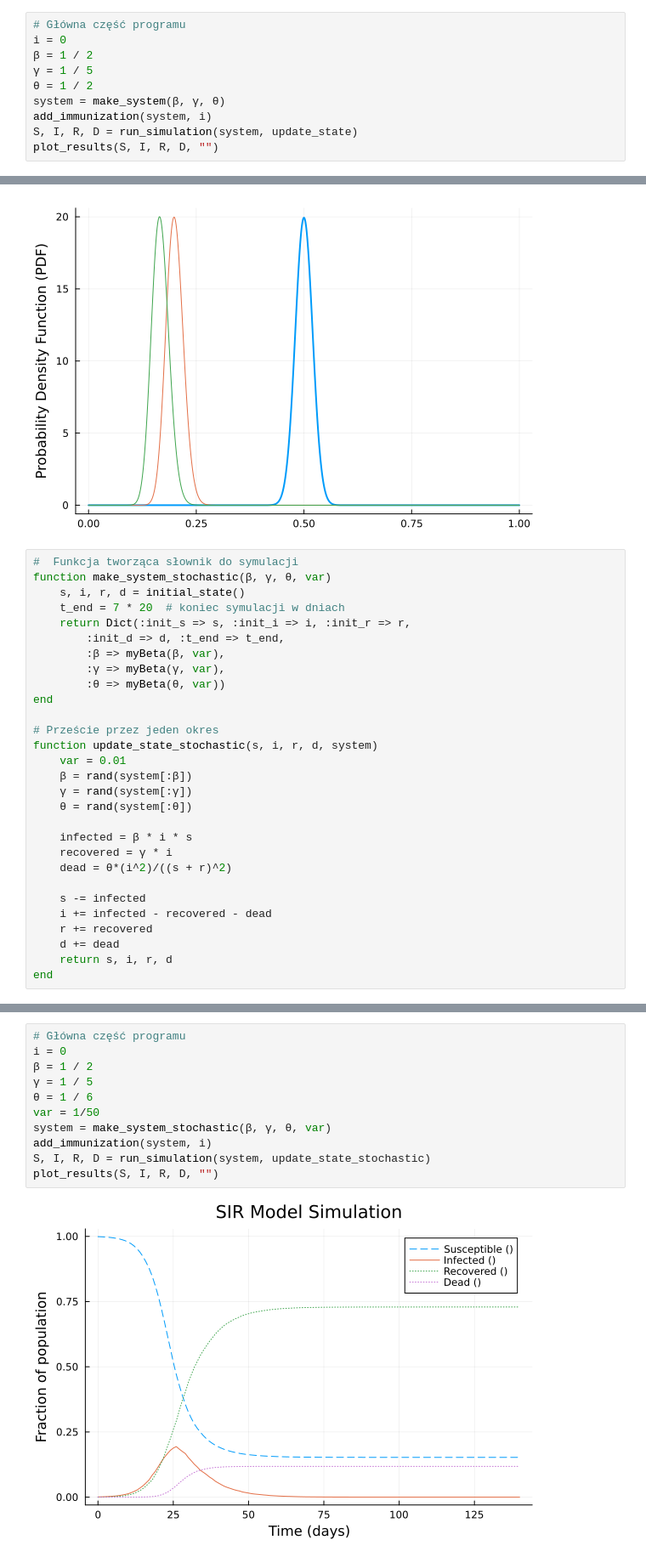
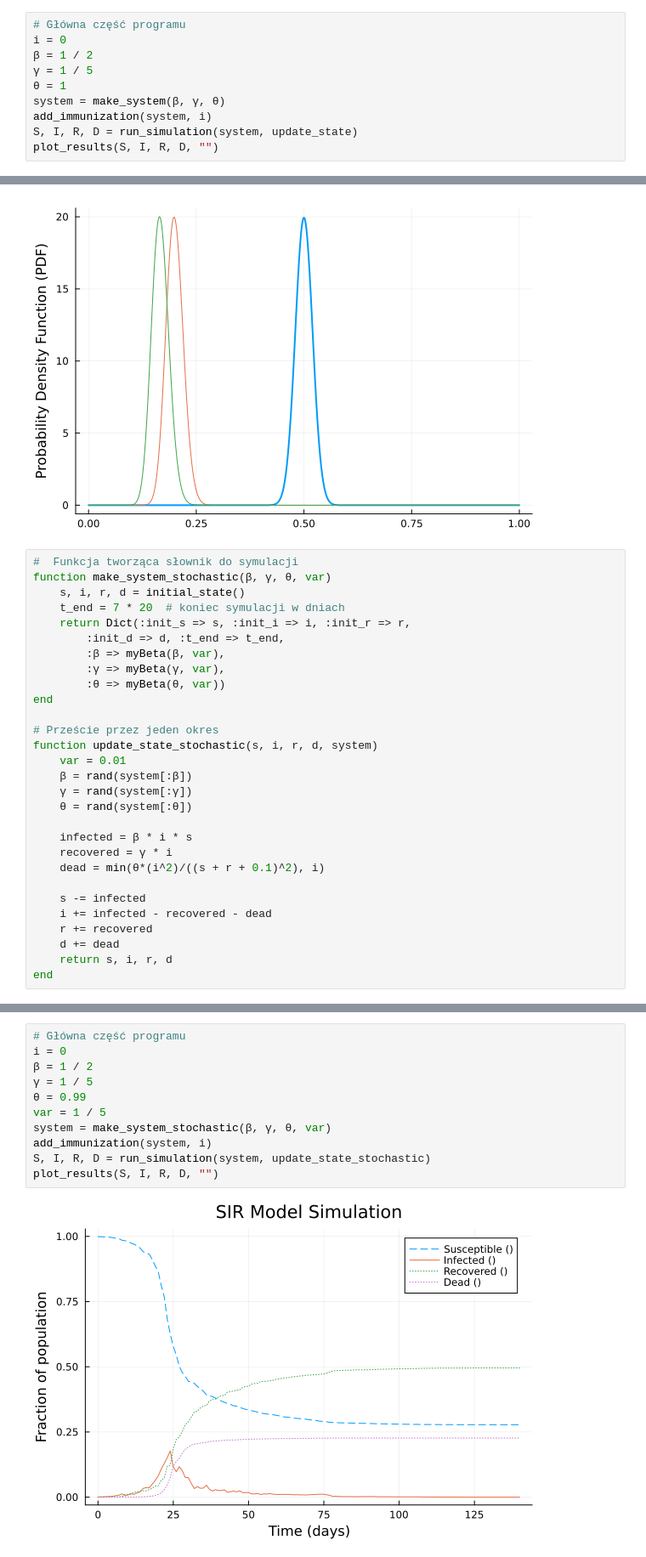
Before and after one commit to zuzannadawid/raport3, a Jupyter notebook: SIR simulation.ipynb, the cells around one changed output, grey strips where cells are left out. Shown at 85% size. Cells and saved outputs as stored; diff of their text form.

```diff
--- a/SIR simulation.ipynb
+++ b/SIR simulation.ipynb
@@ -169,7 +169,7 @@ plot_contour (generic function with 1 method)
 i = 0
 β = 1 / 2
 γ = 1 / 5
-θ = 1 / 2
+θ = 1
 system = make_system(β, γ, θ)
 add_immunization(system, i)
 S, I, R, D = run_simulation(system, update_state)
@@ -337,7 +337,7 @@ function update_state_stochastic(s, i, r, d, system)
 
     infected = β * i * s
     recovered = γ * i
-    dead = θ*(i^2)/((s + r)^2)
+    dead = min(θ*(i^2)/((s + r + 0.1)^2), i)
 
     s -= infected
     i += infected - recovered - dead
@@ -350,13 +350,13 @@ update_state_stochastic (generic function with 2 methods)
 # %%
 # Główna część programu
 i = 0
 β = 1 / 2
 γ = 1 / 5
-θ = 1 / 6
-var = 1/50
+θ = 0.99
+var = 1 / 5
 system = make_system_stochastic(β, γ, θ, var)
 add_immunization(system, i)
 S, I, R, D = run_simulation(system, update_state_stochastic)
 plot_results(S, I, R, D, "")
 # %% [output]
-[figure, old version]
+[figure, new version]
```
Also changed, not shown: parts of 10 cells of this notebook.
